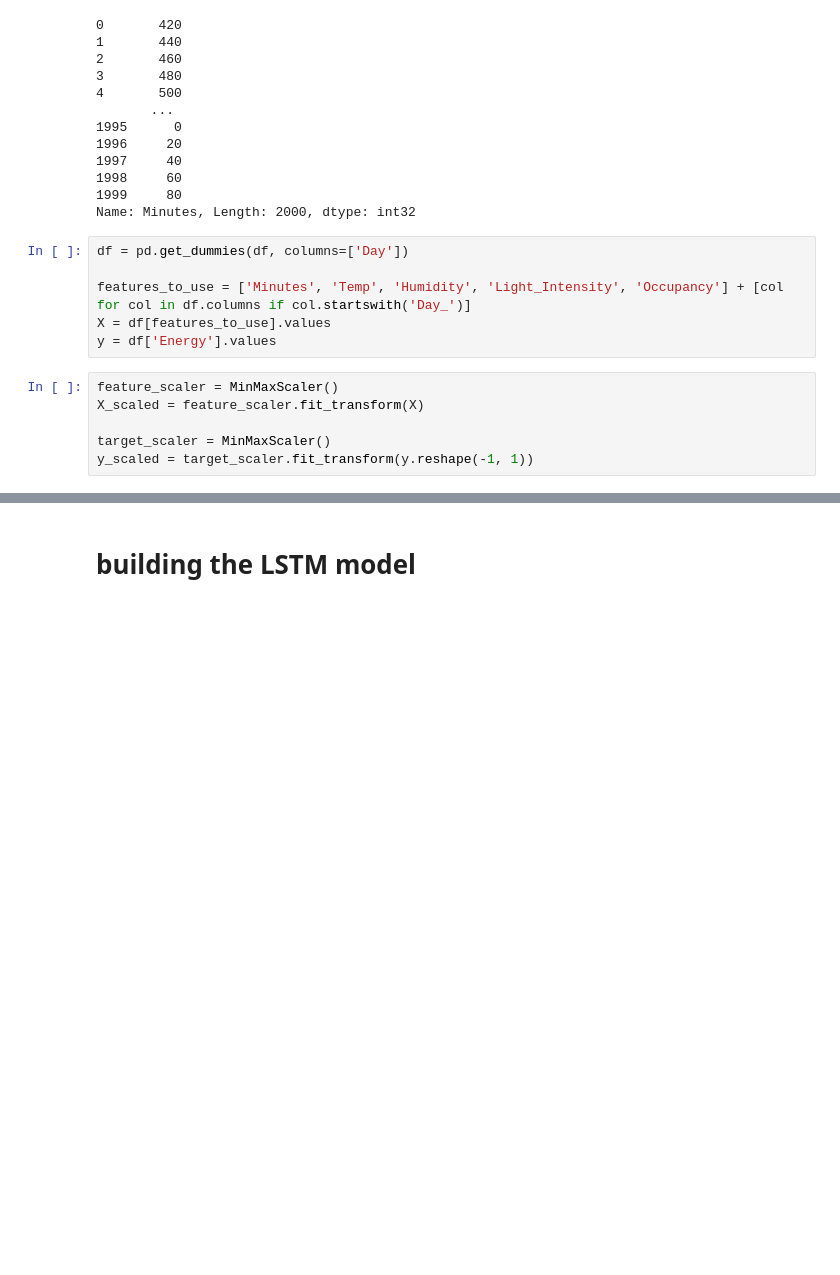
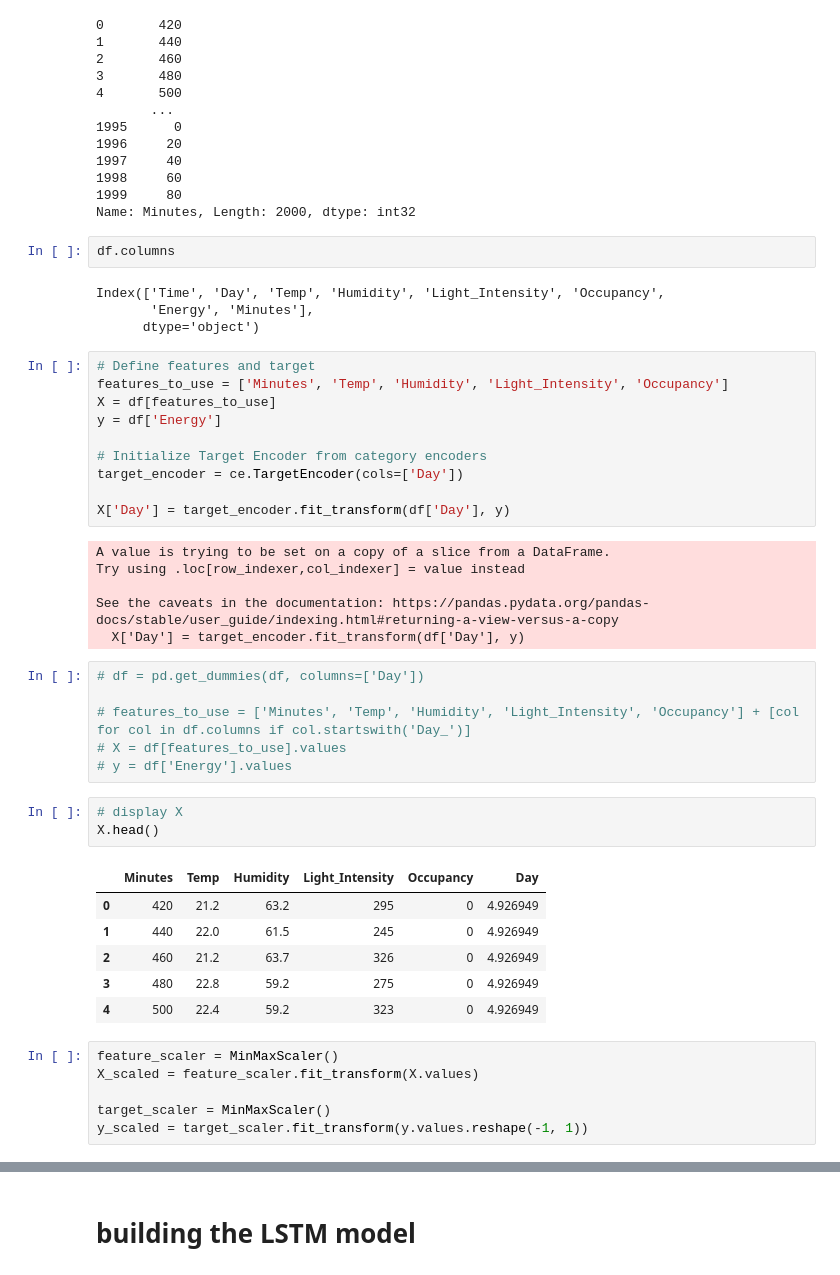
Before and after one commit to Abdulraqib20/Smart-Building-Energy-Predictor, a Jupyter notebook: training.ipynb, the cells around one changed output, grey strips where cells are left out. Drawn from its saved outputs; the diff is of its cells as text; blank space fills up the shorter version.

```diff
--- a/training.ipynb
+++ b/training.ipynb
@@ -92,15 +97,47 @@ df['Minutes']
 1998     60
 1999     80
 Name: Minutes, Length: 2000, dtype: int32
+# %%
+df.columns
+# %% [output]
+Index(['Time', 'Day', 'Temp', 'Humidity', 'Light_Intensity', 'Occupancy',
+       'Energy', 'Minutes'],
+      dtype='object')
+# %%
+# Define features and target
+features_to_use = ['Minutes', 'Temp', 'Humidity', 'Light_Intensity', 'Occupancy']
+X = df[features_to_use]
+y = df['Energy']
+
+# Initialize Target Encoder from category encoders
+target_encoder = ce.TargetEncoder(cols=['Day'])
+
+X['Day'] = target_encoder.fit_transform(df['Day'], y)
+# %% [output]
+A value is trying to be set on a copy of a slice from a DataFrame.
+Try using .loc[row_indexer,col_indexer] = value instead
+
+See the caveats in the documentation: https://pandas.pydata.org/pandas-docs/stable/user_guide/indexing.html#returning-a-view-versus-a-copy
+  X['Day'] = target_encoder.fit_transform(df['Day'], y)
 # %%
-df = pd.get_dummies(df, columns=['Day'])
+# df = pd.get_dummies(df, columns=['Day'])
 
-features_to_use = ['Minutes', 'Temp', 'Humidity', 'Light_Intensity', 'Occupancy'] + [col for col in df.columns if col.startswith('Day_')]
-X = df[features_to_use].values
-y = df['Energy'].values
+# features_to_use = ['Minutes', 'Temp', 'Humidity', 'Light_Intensity', 'Occupancy'] + [col for col in df.columns if col.startswith('Day_')]
+# X = df[features_to_use].values
+# y = df['Energy'].values
+# %%
+# display X
+X.head()
+# %% [output]
+|  | Minutes | Temp | Humidity | Light_Intensity | Occupancy | Day |
+| 0 | 420 | 21.2 | 63.2 | 295 | 0 | 4.926949 |
+| 1 | 440 | 22.0 | 61.5 | 245 | 0 | 4.926949 |
+| 2 | 460 | 21.2 | 63.7 | 326 | 0 | 4.926949 |
+| 3 | 480 | 22.8 | 59.2 | 275 | 0 | 4.926949 |
+| 4 | 500 | 22.4 | 59.2 | 323 | 0 | 4.926949 |
 # %%
 feature_scaler = MinMaxScaler()
-X_scaled = feature_scaler.fit_transform(X)
+X_scaled = feature_scaler.fit_transform(X.values)
 
 target_scaler = MinMaxScaler()
-y_scaled = target_scaler.fit_transform(y.reshape(-1, 1))
+y_scaled = target_scaler.fit_transform(y.values.reshape(-1, 1))
```
Also changed, not shown: parts of 25 cells of this notebook.
